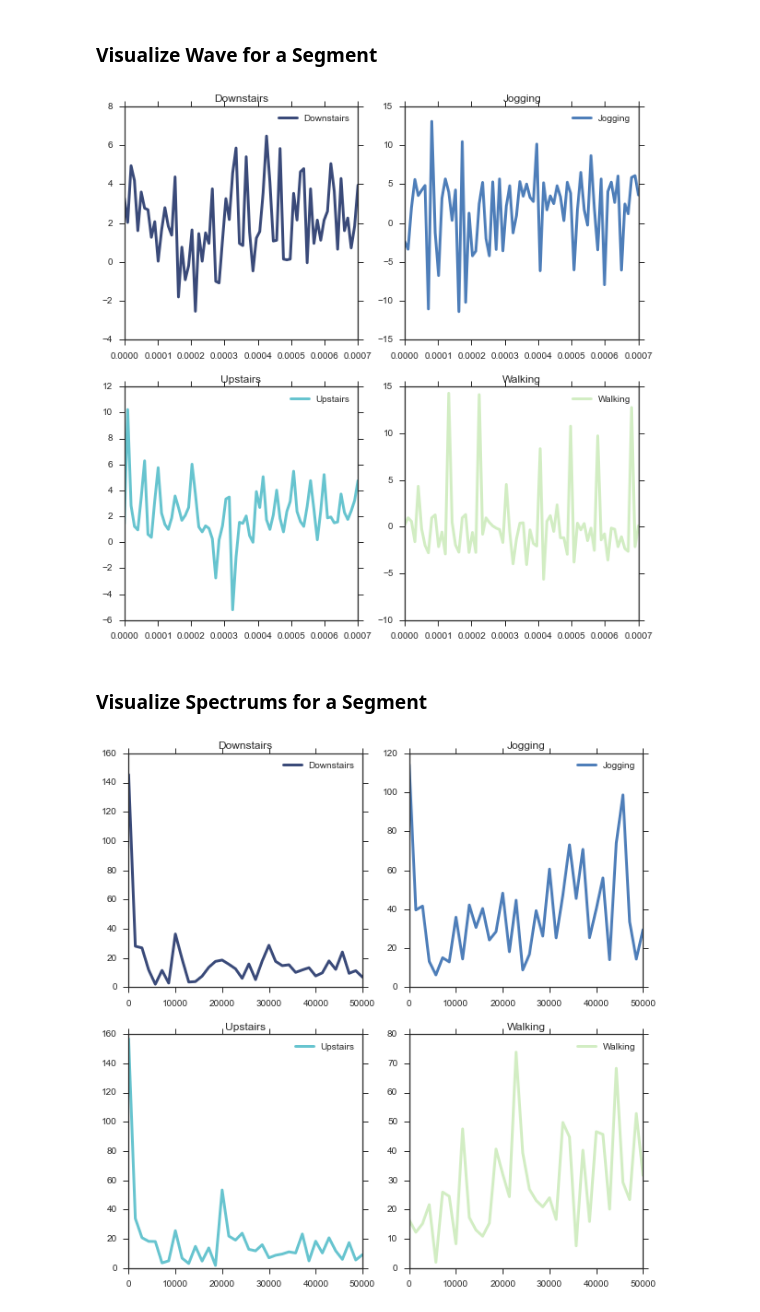
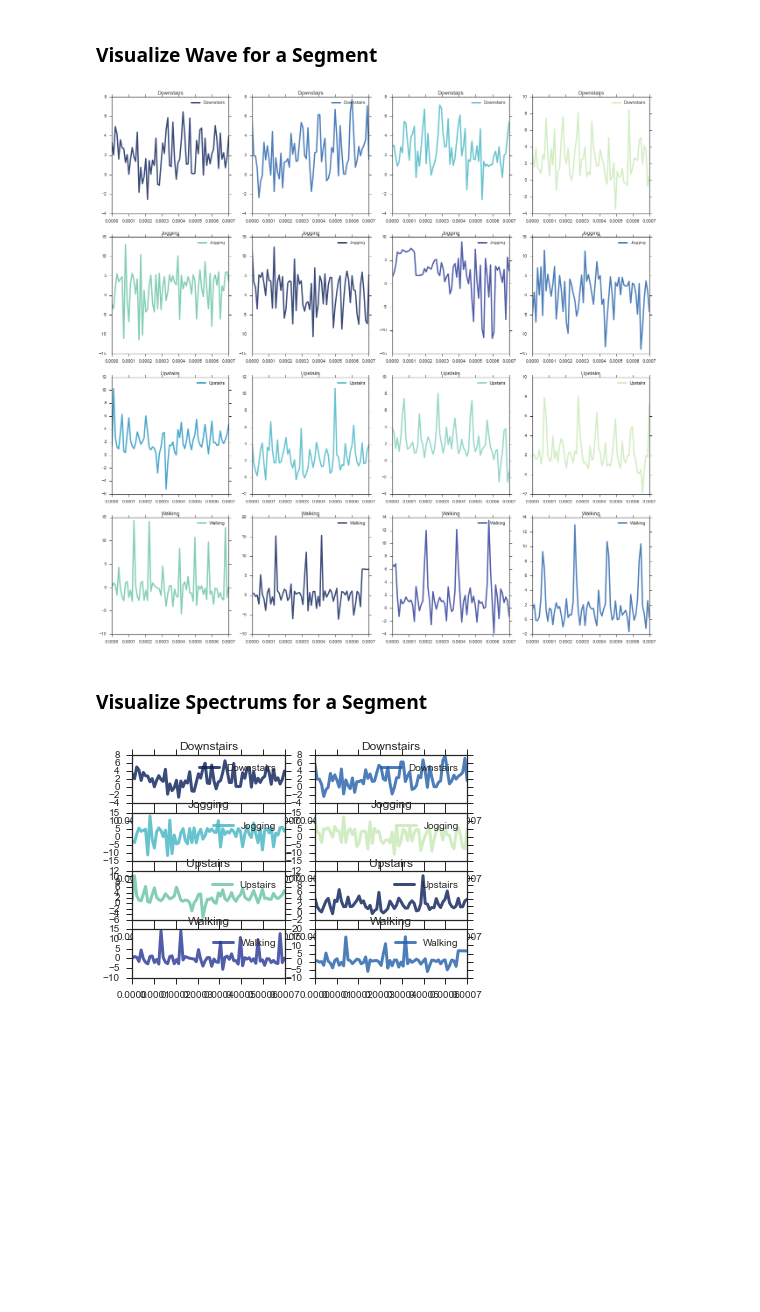
Before and after one commit to jenwei/accelerometer-interpreter, a Jupyter notebook: explore.ipynb, the cells around one changed output. Cells and saved outputs as stored; diff of their text form; code cells hidden in the pictures; blank space fills up the shorter version.

Commit message:
ADD: plotting multiple windows for the acceleromter time series

```diff
--- a/explore.ipynb
+++ b/explore.ipynb
@@ -47,39 +49,66 @@ Name: time, dtype: float64
 # %% [markdown]
 ### Visualize Wave for a Segment
 # %%
-# Get ready to plot 4 subplots as a 2x2 grid
-thinkplot.preplot(4, 2, 2)
+# Get ready to plot 2 subplots as a 4x2 grid, where a subplot is a set of activities
+thinkplot.preplot(4, 4, 4)
 
 # Visualize the 4 activities
 for plotnum, (g, gdb) in enumerate(db.groupby('activity')):
     # Calculate Waves
     # FIX: framerate is probably not calculated correctly
     zwave = thinkdsp.Wave(gdb['z'].values, framerate=100000)
-    zseg = zwave.segment(start=0.01,duration=0.0007)
+
+    start0 = 0.01
+    window_size = 0.0007
+
+    seg_nums = 4
+    for i in range(seg_nums):
+        zseg = zwave.segment(start=start0+i*window_size, duration=window_size)
+        thinkplot.subplot(4*plotnum+1+i)
+        zseg.plot(label=g)
+        thinkplot.Config(title=g)
+    #zseg = zwave.segment(start=0.01,duration=window_size)
+    #zseg2 = zwave.segment(start=0.01,duration=window_size)
+    #zseg3 = zwave.segment(start=)
 
     # Plot
-    thinkplot.subplot(plotnum+1)
+    """
+    thinkplot.subplot(2*plotnum+1)
     zseg.plot(label=g)
     thinkplot.Config(title=g)
+    thinkplot.subplot(2*plotnum+2)
+    zseg2.plot(label=g)
+    thinkplot.Config(title=g)
+    """
 # %% [output]
-[figure, old version]
+[figure, new version]
 # %% [markdown]
 ### Visualize Spectrums for a Segment
 # %%
-# Get ready to plot 4 subplots as a 2x2 grid
-thinkplot.preplot(4, 2, 2)
+# Get ready to plot 8 subplots as a 4x2 grid
+thinkplot.preplot(4, 4, 2)
 
-# Visualize the 4 activities
+# Visualize the 4 activities for each segment
 for plotnum, (g, gdb) in enumerate(db.groupby('activity')):
     # Calculate Waves
     # FIX: framerate is probably not calculated correctly
     zwave = thinkdsp.Wave(gdb['z'].values, framerate=100000)
     zseg = zwave.segment(start=0.01,duration=0.0007)
+    zseg2 = zwave.segment(start=0.0107,duration=0.0007)
     spectrum = zseg.make_spectrum()
+    spectrum2 = zseg.make_spectrum()
+
+    ## Plot
+    #thinkplot.subplot(plotnum+1)
+    #spectrum.plot(label=g)
+    #thinkplot.Config(title=g)
 
     # Plot
-    thinkplot.subplot(plotnum+1)
-    spectrum.plot(label=g)
+    thinkplot.subplot(2*plotnum+1)
+    zseg.plot(label=g)
     thinkplot.Config(title=g)
+    thinkplot.subplot(2*plotnum+2)
+    zseg2.plot(label=g)
+    thinkplot.Config(title=g)
 # %% [output]
-[figure, old version]
+[figure, new version]
```
Also changed, not shown: parts of 3 cells of this notebook.
